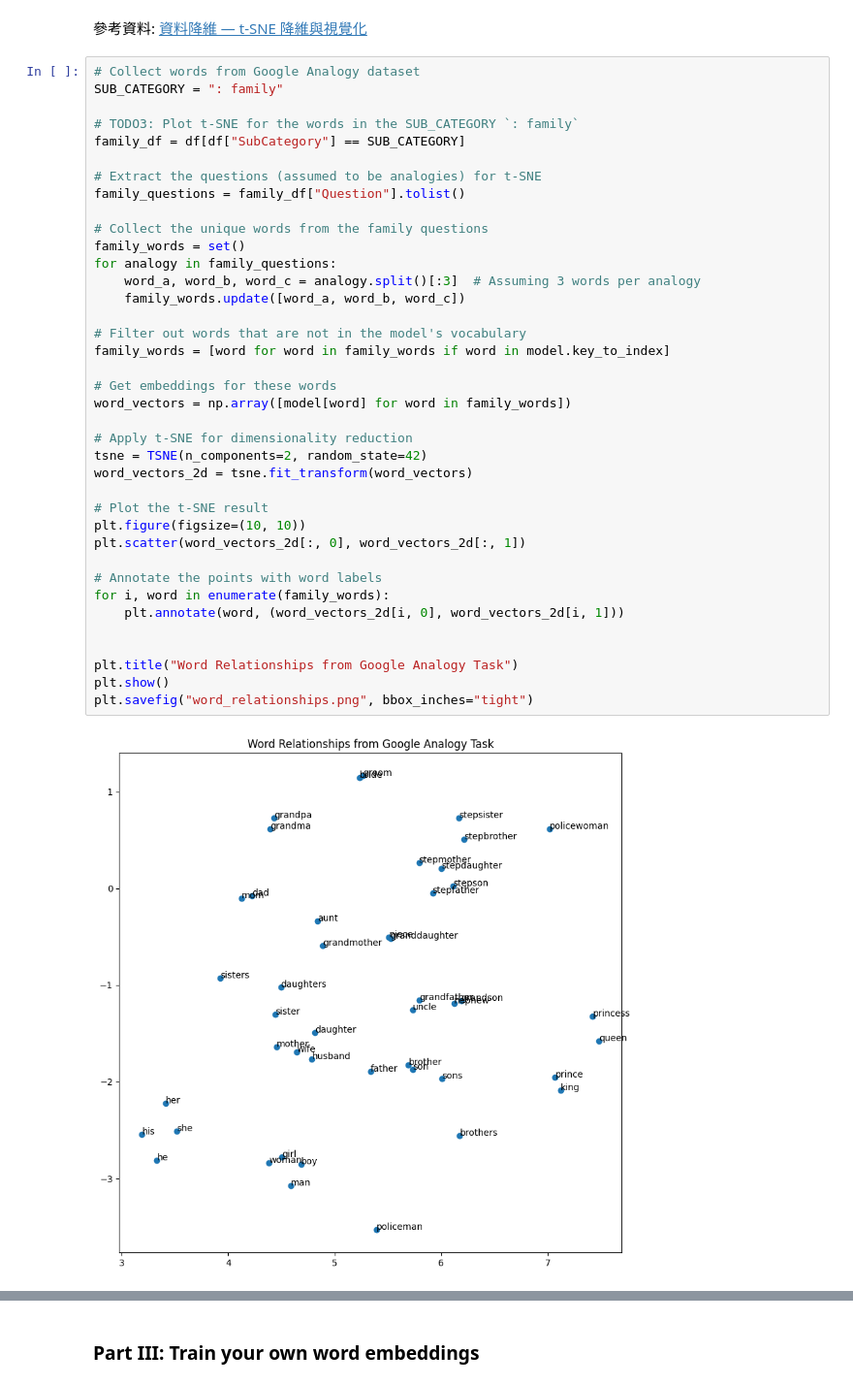
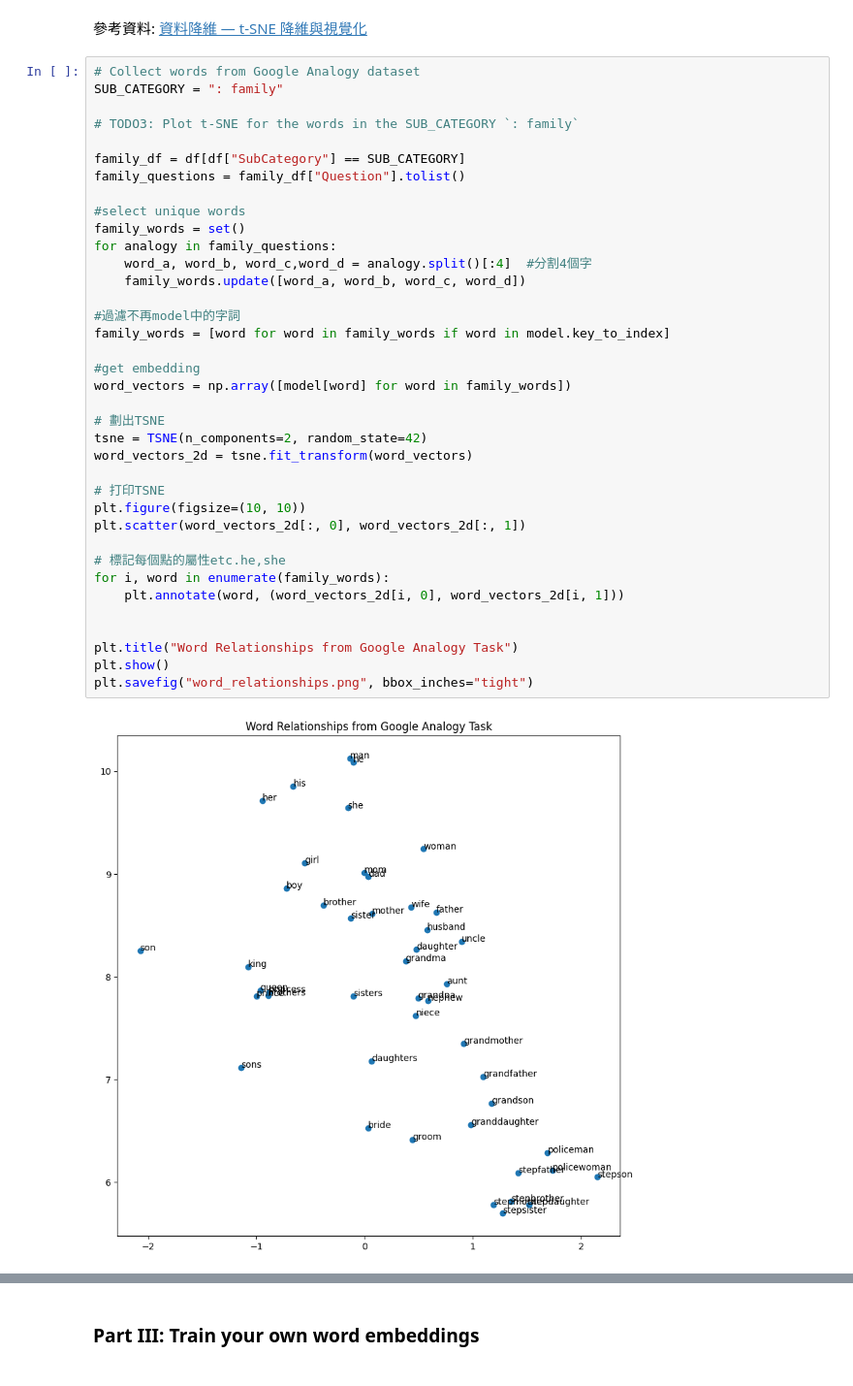
Before and after one commit to VictorSwankyTiger/DM2024-Lab1-Homework, a Jupyter notebook: main.ipynb, the cells around one changed output, grey strips where cells are left out. Shown: that part at 97% size. Cells and saved outputs as stored; diff of their text form.

```diff
--- a/main.ipynb
+++ b/main.ipynb
@@ -182,43 +182,42 @@ Sub-Category: gram9-plural-verbs, Accuracy: 22.873563218390807%
 # %%
 # Collect words from Google Analogy dataset
 SUB_CATEGORY = ": family"
 
 # TODO3: Plot t-SNE for the words in the SUB_CATEGORY `: family`
+
 family_df = df[df["SubCategory"] == SUB_CATEGORY]
-
-# Extract the questions (assumed to be analogies) for t-SNE
 family_questions = family_df["Question"].tolist()
 
-# Collect the unique words from the family questions
+#select unique words
 family_words = set()
 for analogy in family_questions:
-    word_a, word_b, word_c = analogy.split()[:3]  # Assuming 3 words per analogy
-    family_words.update([word_a, word_b, word_c])
+    word_a, word_b, word_c,word_d = analogy.split()[:4]  #分割4個字
+    family_words.update([word_a, word_b, word_c, word_d])
 
-# Filter out words that are not in the model's vocabulary
+#過濾不再model中的字詞
 family_words = [word for word in family_words if word in model.key_to_index]
 
-# Get embeddings for these words
+#get embedding
 word_vectors = np.array([model[word] for word in family_words])
 
-# Apply t-SNE for dimensionality reduction
+# 劃出TSNE
 tsne = TSNE(n_components=2, random_state=42)
 word_vectors_2d = tsne.fit_transform(word_vectors)
 
-# Plot the t-SNE result
+# 打印TSNE
 plt.figure(figsize=(10, 10))
 plt.scatter(word_vectors_2d[:, 0], word_vectors_2d[:, 1])
 
-# Annotate the points with word labels
+# 標記每個點的屬性etc.he,she
 for i, word in enumerate(family_words):
     plt.annotate(word, (word_vectors_2d[i, 0], word_vectors_2d[i, 1]))
 
 
 plt.title("Word Relationships from Google Analogy Task")
 plt.show()
 plt.savefig("word_relationships.png", bbox_inches="tight")
 # %% [output]
-[figure, old version]
+[figure, new version]
 <Figure size 640x480 with 0 Axes>
 # %% [markdown]
 ### Part III: Train your own word embeddings
```
Also changed, not shown: parts of 3 cells of this notebook.
